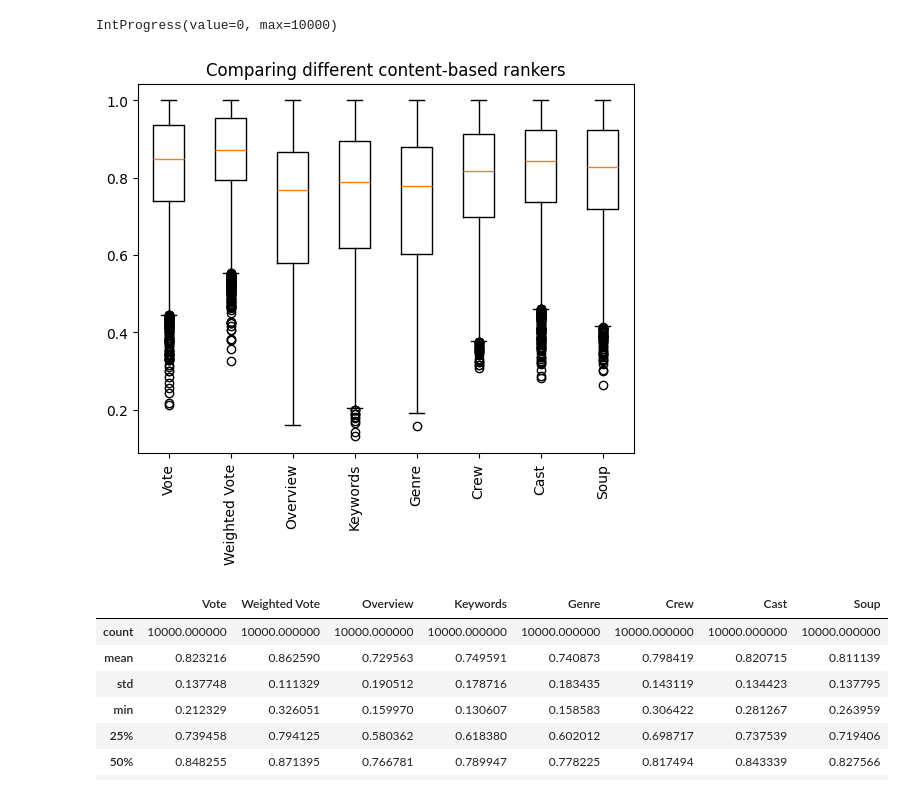
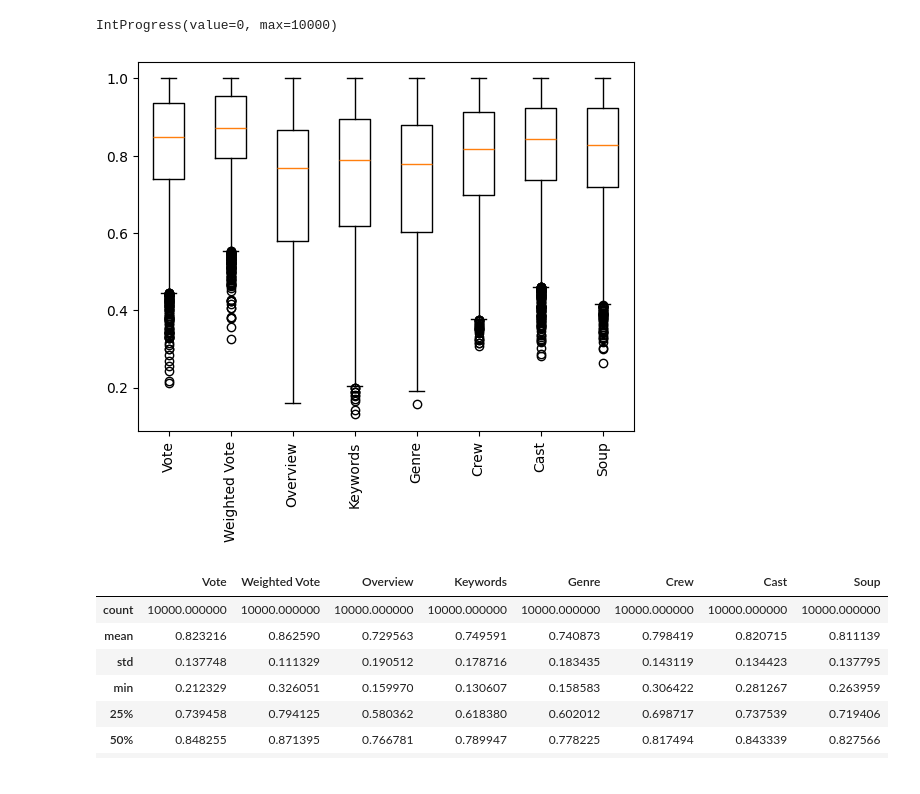
Before and after one commit to ArchitBhonsle/the-movies-dataset, a Jupyter notebook: Rankings.ipynb, the cells around one changed output. Drawn from its saved outputs; the diff is of its cells as text; code cells hidden in the pictures.

```diff
--- a/Rankings.ipynb
+++ b/Rankings.ipynb
@@ -130,12 +130,11 @@ IntProgress(value=0, max=10000)
 IntProgress(value=0, max=10000)
 # %%
 plt.boxplot(all_scores.values(), labels=all_scores.keys())
-plt.title("Comparing different content-based rankers")
 plt.xticks(rotation=90)
 plt.savefig('content_based.png', bbox_inches='tight', dpi=300)
 plt.show()
 # %% [output]
-[figure, old version]
+[figure, new version]
 # %%
 data = pd.DataFrame(all_scores)
 data.describe()
```
Also changed, not shown: parts of 1 cell of this notebook, 1 other file.
